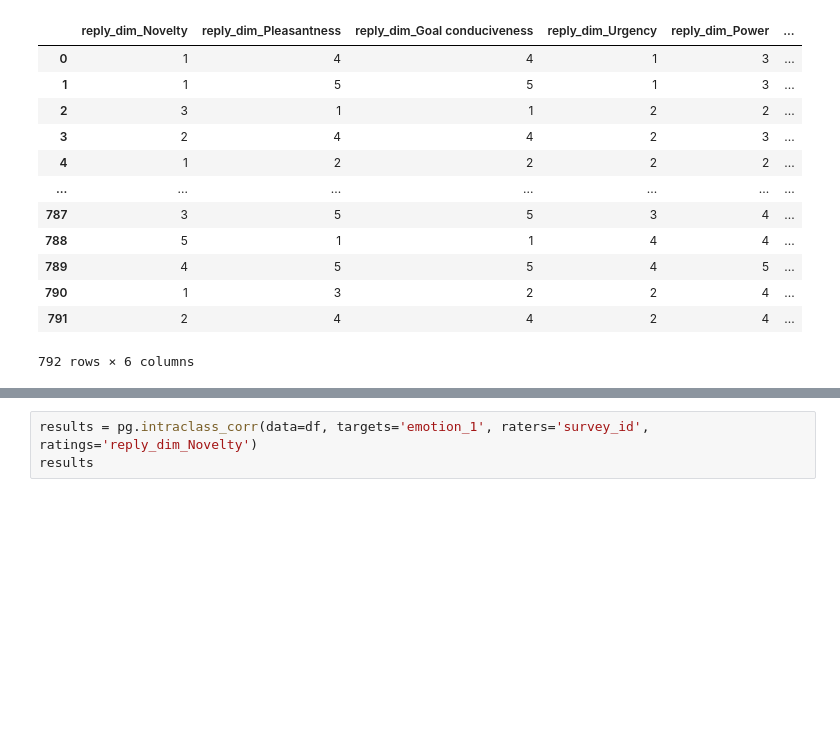
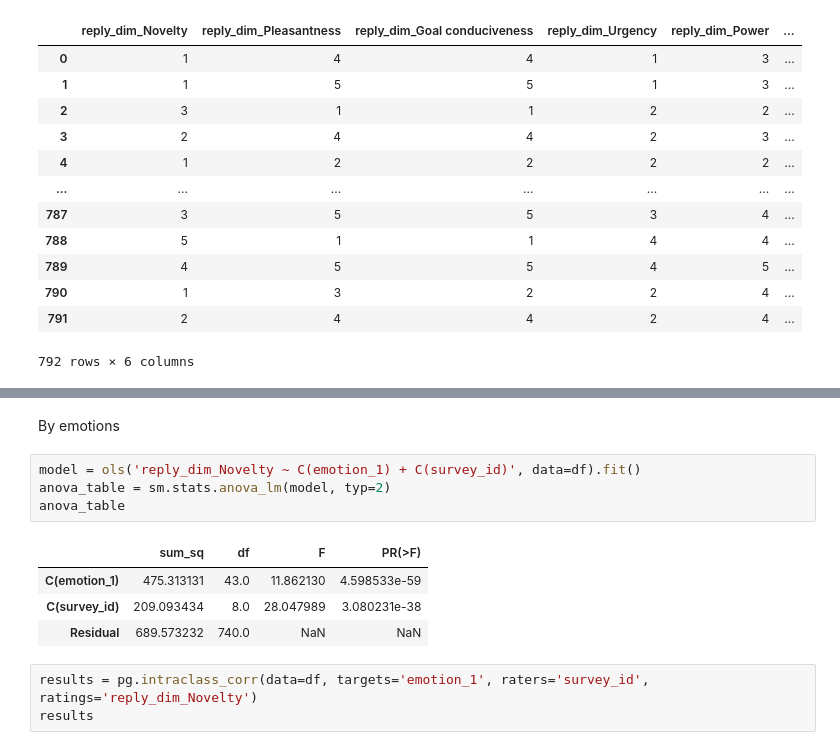
Before and after one commit to timlac/reco-response-analysis, a Jupyter notebook: appraisal/reliability_notebook.ipynb, the cells around one changed output, grey strips where cells are left out. Saved outputs shown, nothing was run; the diff lists cells and outputs as text; blank space fills up the shorter version.

```diff
--- a/appraisal/reliability_notebook.ipynb
+++ b/appraisal/reliability_notebook.ipynb
@@ -193,3 +130,14 @@ P-Value: 0.9892974665455863
+# %% [markdown]
+By emotions
+# %%
+model = ols('reply_dim_Novelty ~ C(emotion_1) + C(survey_id)', data=df).fit()
+anova_table = sm.stats.anova_lm(model, typ=2)
+anova_table
+# %% [output]
+|  | sum_sq | df | F | PR(>F) |
+| C(emotion_1) | 475.313131 | 43.0 | 11.862130 | 4.598533e-59 |
+| C(survey_id) | 209.093434 | 8.0 | 28.047989 | 3.080231e-38 |
+| Residual | 689.573232 | 740.0 | NaN | NaN |
 # %%
 results = pg.intraclass_corr(data=df, targets='emotion_1', raters='survey_id', ratings='reply_dim_Novelty')
 results
```
Also changed, not shown: parts of 37 cells of this notebook, 6 other files.
